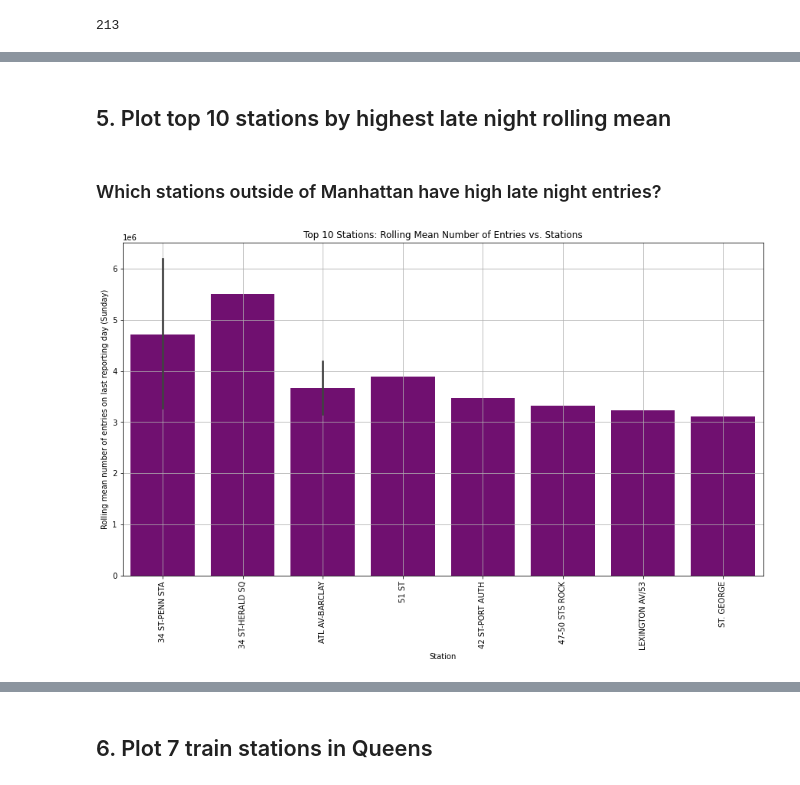
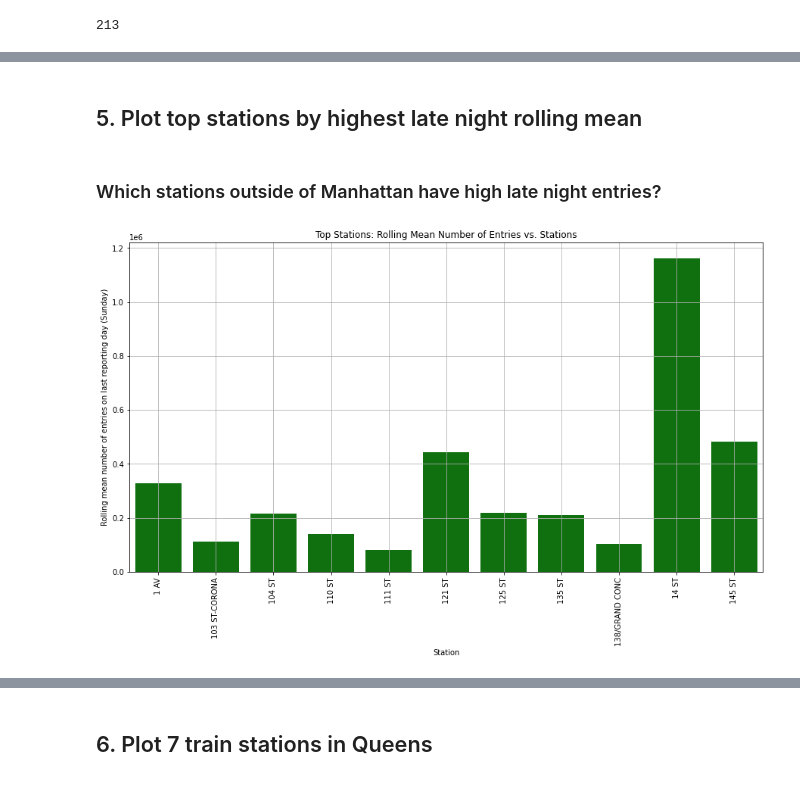
Before and after one commit to slp22/eda-project, a Jupyter notebook: EDA-project-code-sandra-paredes.ipynb, the cells around one changed output, grey strips where cells are left out. Saved outputs shown, nothing was run; the diff lists cells and outputs as text; code cells hidden in the pictures.

```diff
--- a/EDA-project-code-sandra-paredes.ipynb
+++ b/EDA-project-code-sandra-paredes.ipynb
@@ -304,5 +291,10 @@ rolling_mean_df
+# %%
+rolling_mean_group = (rolling_mean_df.groupby('STATION')[['ROLLING_MEAN']].mean())
+# %%
+rolling_mean_group.reset_index(inplace=True)
 # %%
-# Select top ten stations with the highest rolling mean on Sunday
-rolling_mean_top_ten = rolling_mean_df.loc[:10]
-rolling_mean_top_ten.head(20)
+# Select top stations with the highest rolling mean on Sunday
+rolling_mean_group.sort_values('ROLLING_MEAN', ascending=False)
+rolling_mean_group_top = rolling_mean_group.loc[:10]
+rolling_mean_group_top
 # %% [output]
@@ -321,16 +313,16 @@ rolling_mean_top_ten.head(20)
 # %% [markdown]
-## 5. Plot top 10 stations by highest late night rolling mean
+## 5. Plot top stations by highest late night rolling mean
 # %% [markdown]
 ### Which stations outside of Manhattan have high late night entries?
 # %%
-# Plot top ten stations: Rolling mean number of entres vs stations
+# Plot top stations: Rolling mean number of entres vs stations
 
 plt.figure(figsize = (15,8))
-ax = sns.barplot(x = 'STATION', y = 'ROLLING_MEAN',data = rolling_mean_top_ten, color='purple')
+ax = sns.barplot(x = 'STATION', y = 'ROLLING_MEAN', data = rolling_mean_group_top, color='green')
 ax.set_xticklabels(ax.get_xticklabels(),rotation = 90)
-ax.set(title='Top 10 Stations: Rolling Mean Number of Entries vs. Stations');
+ax.set(title='Top Stations: Rolling Mean Number of Entries vs. Stations');
 ax.set(xlabel=('Station'))
 ax.set(ylabel=('Rolling mean number of entries on last reporting day (Sunday)'))
 plt.grid();
 # %% [output]
-[figure, old version]
+[figure, new version]
```
Also changed, not shown: parts of 13 cells of this notebook, 1 other file.
